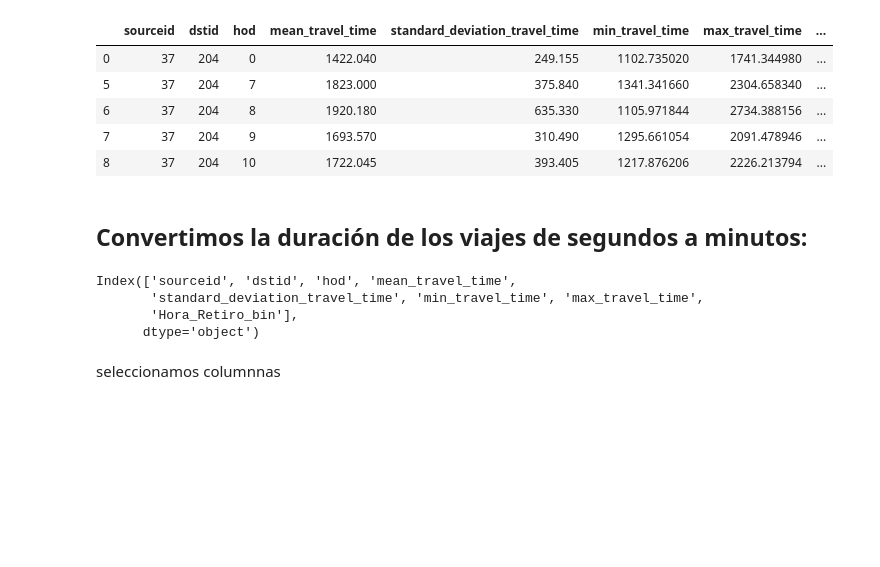
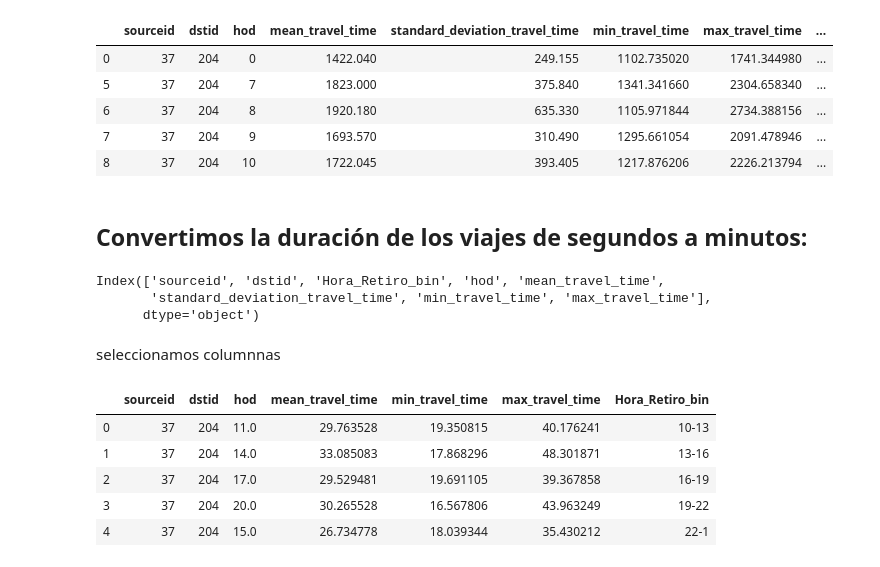
Before and after one commit to paupradel/ecobici_viz, a Jupyter notebook: jupyter_notebooks/procesamiento_datos_uber.ipynb, the cells around one changed output. Drawn from its saved outputs; the diff is of its cells as text; code cells hidden in the pictures; blank space fills up the shorter version.

```diff
--- a/jupyter_notebooks/procesamiento_datos_uber.ipynb
+++ b/jupyter_notebooks/procesamiento_datos_uber.ipynb
@@ -247,7 +247,7 @@ df_trips.head()
 | 7 | 37 | 204 | 9 | 1693.570 | 310.490 | 1295.661054 | 2091.478946 | ... |
 | 8 | 37 | 204 | 10 | 1722.045 | 393.405 | 1217.876206 | 2226.213794 | ... |
 # %%
-df_viajes_gb = df_trips.groupby(["CVE_AGEB_retiro","CVE_AGEB_arribo"]).mean().reset_index(drop=False)
+df_trips = df_trips.groupby(["sourceid","dstid","Hora_Retiro_bin"]).mean().reset_index(drop=False)
 # %% [markdown]
 ## Convertimos la duración de los viajes de segundos a minutos:
 # %%
@@ -257,15 +257,23 @@ df_trips['mean_travel_time']  = df_trips['mean_travel_time'] / 60
 # %%
 df_trips.columns
 # %% [output]
-Index(['sourceid', 'dstid', 'hod', 'mean_travel_time',
-       'standard_deviation_travel_time', 'min_travel_time', 'max_travel_time',
-       'Hora_Retiro_bin'],
+Index(['sourceid', 'dstid', 'Hora_Retiro_bin', 'hod', 'mean_travel_time',
+       'standard_deviation_travel_time', 'min_travel_time', 'max_travel_time'],
       dtype='object')
 # %% [markdown]
 seleccionamos columnnas
 # %%
 df_trips = df_trips[['sourceid', 'dstid', 'hod', 'mean_travel_time', 'min_travel_time',
        'max_travel_time', 'Hora_Retiro_bin']]
+# %%
+df_trips.head()
+# %% [output]
+|  | sourceid | dstid | hod | mean_travel_time | min_travel_time | max_travel_time | Hora_Retiro_bin |
+| 0 | 37 | 204 | 11.0 | 29.763528 | 19.350815 | 40.176241 | 10-13 |
+| 1 | 37 | 204 | 14.0 | 33.085083 | 17.868296 | 48.301871 | 13-16 |
+| 2 | 37 | 204 | 17.0 | 29.529481 | 19.691105 | 39.367858 | 16-19 |
+| 3 | 37 | 204 | 20.0 | 30.265528 | 16.567806 | 43.963249 | 19-22 |
+| 4 | 37 | 204 | 15.0 | 26.734778 | 18.039344 | 35.430212 | 22-1 |
 # %%
 df_trips.to_csv("../data/production_data/viajes_uber.csv", index=False)
 # %%
```
Also changed, not shown: parts of 1 cell of this notebook.
